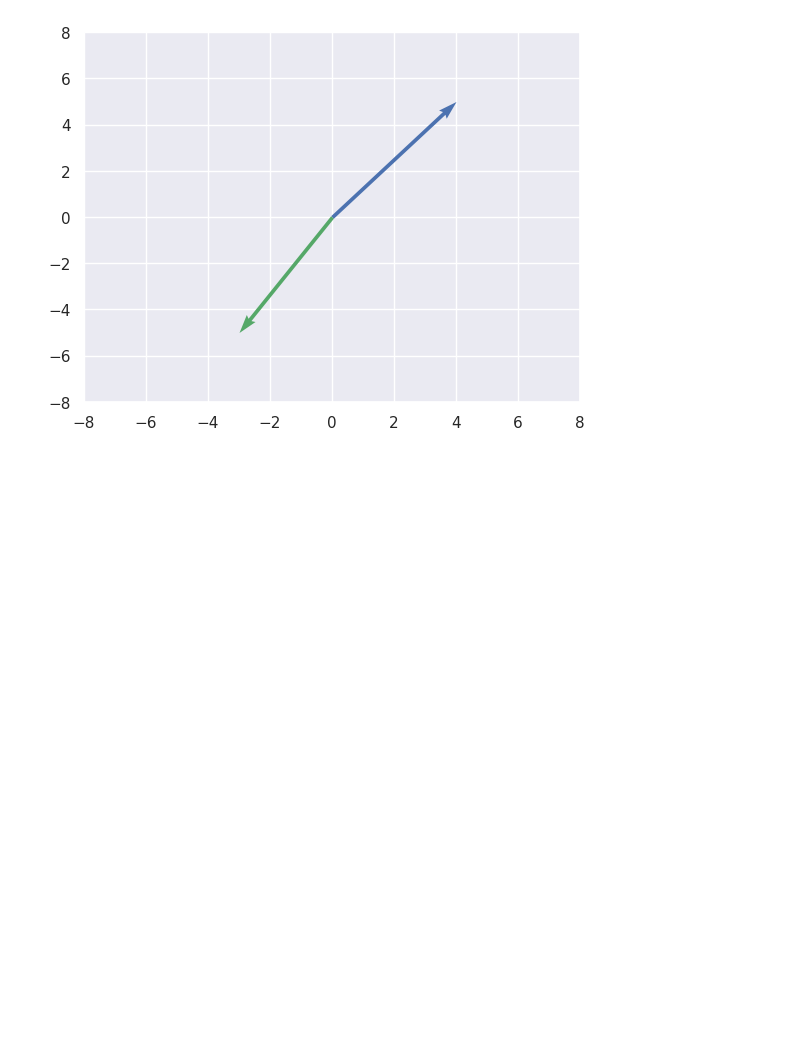
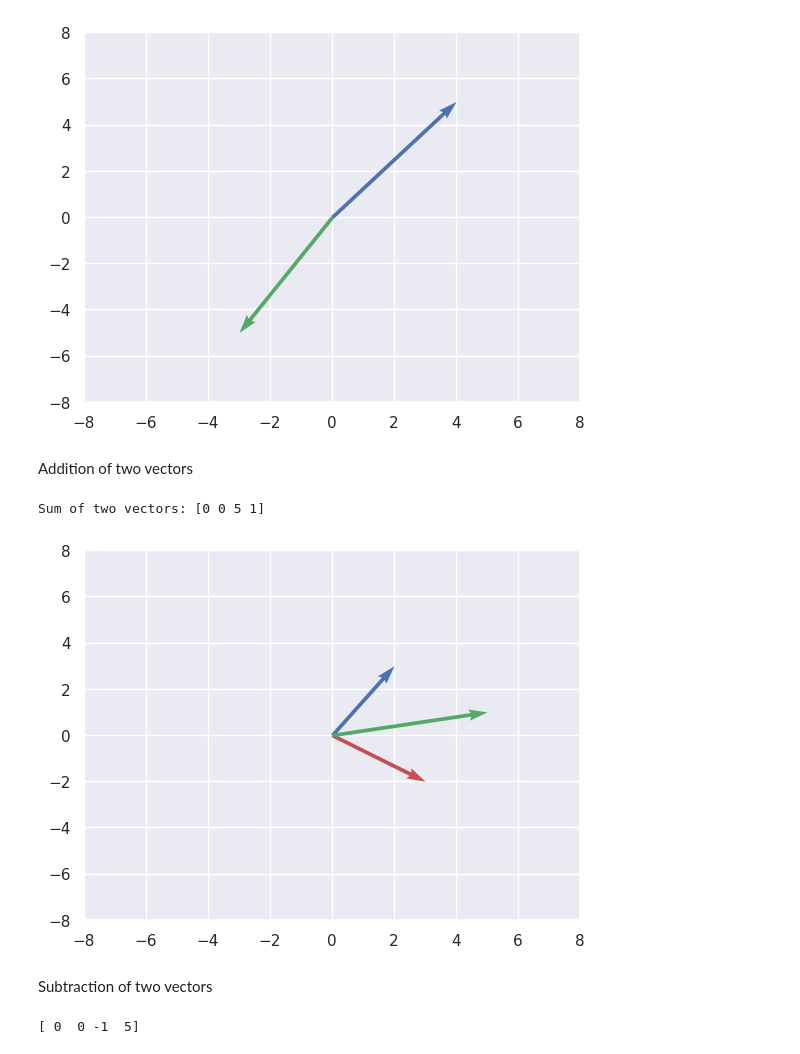
Before and after one commit to Amankumar10/AI_beginners_practice_bySiddhardhan__in_googlecolab_and_juipternotebook, a Jupyter notebook: 5.1.3 Vector Operations - in python - Part 1.ipynb, the cells around one changed output. Saved outputs shown, nothing was run; the diff lists cells and outputs as text; code cells hidden in the pictures; blank space fills up the shorter version.

```diff
--- a/5.1.3 Vector Operations - in python - Part 1.ipynb
+++ b/5.1.3 Vector Operations - in python - Part 1.ipynb
@@ -49,0 +48,29 @@ plt.show()
+# %% [markdown]
+Addition of two vectors
+# %%
+vectors_1 = np.asarray([0,0,2,3])
+
+vectors_2 = np.asarray([0,0,3,-2])
+sum = vectors_1  + vectors_2
+print(f"Sum of two vectors: {sum}")
+# %% [output]
+Sum of two vectors: [0 0 5 1]
+# %%
+plt.quiver(0,0,2,3, scale_units = 'xy',angles='xy',scale=1,color='b')
+plt.quiver(0,0,3,-2, scale_units = 'xy',angles='xy',scale=1,color='r')
+plt.quiver(0,0,5,1, scale_units = 'xy',angles='xy',scale=1,color='g')
+plt.xlim(-8,8)
+plt.ylim(-8,8)
+plt.show()
+# %% [output]
+[figure, added]
+# %% [markdown]
+Subtraction of two vectors
+# %%
+vectors_1 = np.asarray([0,0,2,3])
+
+vectors_2 = np.asarray([0,0,3,-2])
+diff = vectors_1  - vectors_2
+print(diff)
+# %% [output]
+[ 0  0 -1  5]
```
Also changed, not shown: parts of 3 cells of this notebook.
